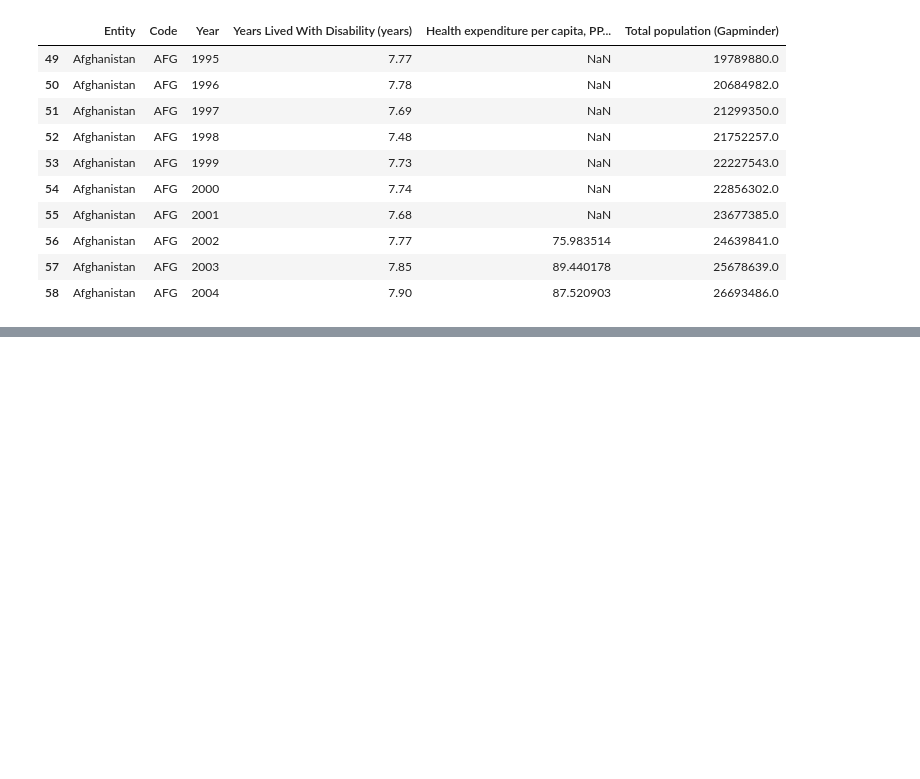
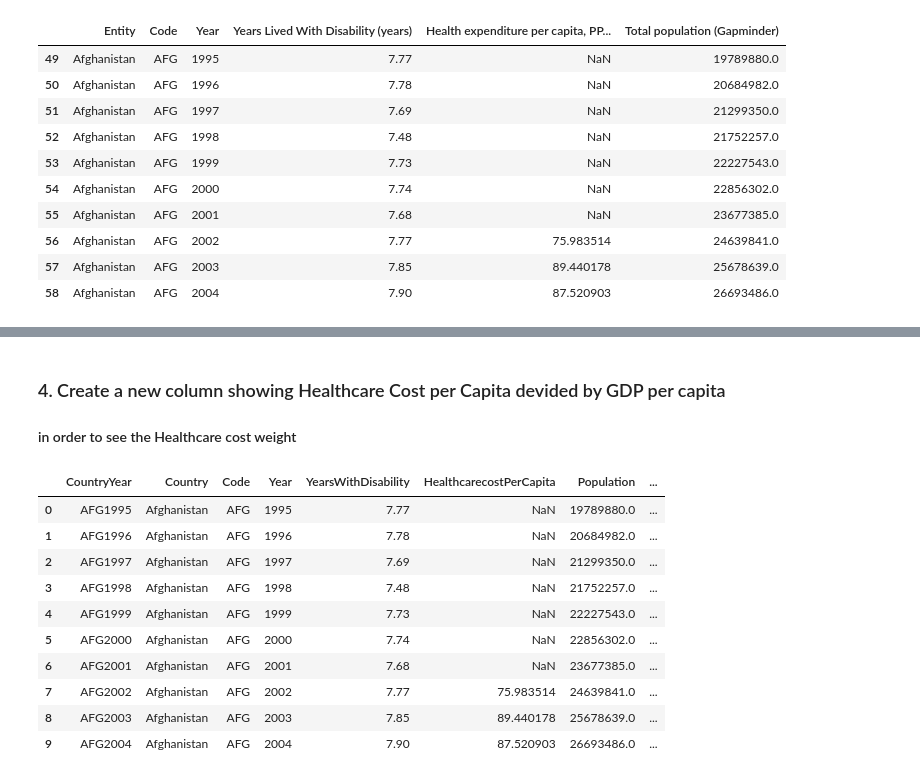
Before and after one commit to NamiF/The-cost-of-healcare-related-to-longevity, a Jupyter notebook: Healthcare_cost_of_longevity.ipynb, the cells around one changed output, grey strips where cells are left out. Drawn from its saved outputs; the diff is of its cells as text; code cells hidden in the pictures; blank space fills up the shorter version.

```diff
--- a/Healthcare_cost_of_longevity.ipynb
+++ b/Healthcare_cost_of_longevity.ipynb
@@ -39,0 +93,3 @@ year95_14.head(10)
+# %%
+healthcarecost=pd.merge(healthcost_percapita_95to14, gdp_year95_14, how='left', on='CountryYear')
+healthcarecost.head(5)
@@ -39,0 +103,3 @@ year95_14.head(10)
+# %%
+healthcarecost.columns=['Country','Code','Year','YearsWithDisability','HealthcarecostPerCapita','Population','CountryYear','country2','code2','year2','GDPperCapitaUSD']
+healthcarecost.head(5)
@@ -39,0 +113,3 @@ year95_14.head(10)
+# %%
+healthcarecost=healthcarecost[['CountryYear','Country','Code','Year','YearsWithDisability','HealthcarecostPerCapita','Population','GDPperCapitaUSD']]
+healthcarecost.head(5)
@@ -39,0 +123,19 @@ year95_14.head(10)
+# %% [markdown]
+### 4. Create a new column showing Healthcare Cost per Capita devided by GDP per capita
+#### in order to see the Healthcare cost weight
+# %%
+healthcarecost['WeightofHealthcarecost'] = healthcarecost.apply(lambda row: row.HealthcarecostPerCapita / row.GDPperCapitaUSD, axis = 1)
+# %%
+healthcarecost.head(10)
+# %% [output]
+|  | CountryYear | Country | Code | Year | YearsWithDisability | HealthcarecostPerCapita | Population | ... |
+| 0 | AFG1995 | Afghanistan | AFG | 1995 | 7.77 | NaN | 19789880.0 | ... |
+| 1 | AFG1996 | Afghanistan | AFG | 1996 | 7.78 | NaN | 20684982.0 | ... |
+| 2 | AFG1997 | Afghanistan | AFG | 1997 | 7.69 | NaN | 21299350.0 | ... |
+| 3 | AFG1998 | Afghanistan | AFG | 1998 | 7.48 | NaN | 21752257.0 | ... |
+| 4 | AFG1999 | Afghanistan | AFG | 1999 | 7.73 | NaN | 22227543.0 | ... |
+| 5 | AFG2000 | Afghanistan | AFG | 2000 | 7.74 | NaN | 22856302.0 | ... |
+| 6 | AFG2001 | Afghanistan | AFG | 2001 | 7.68 | NaN | 23677385.0 | ... |
+| 7 | AFG2002 | Afghanistan | AFG | 2002 | 7.77 | 75.983514 | 24639841.0 | ... |
+| 8 | AFG2003 | Afghanistan | AFG | 2003 | 7.85 | 89.440178 | 25678639.0 | ... |
+| 9 | AFG2004 | Afghanistan | AFG | 2004 | 7.90 | 87.520903 | 26693486.0 | ... |
```
Also changed, not shown: parts of 17 cells of this notebook.
